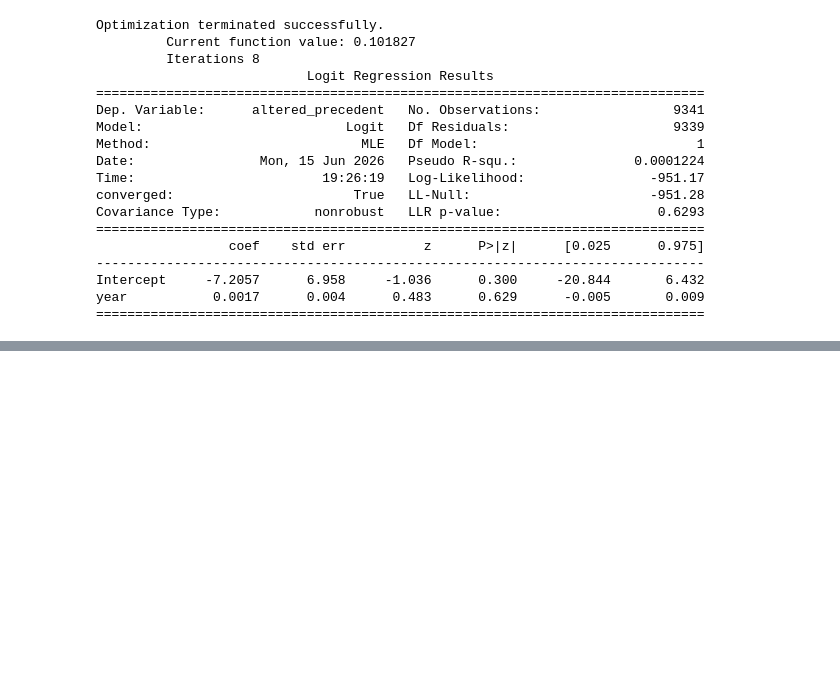
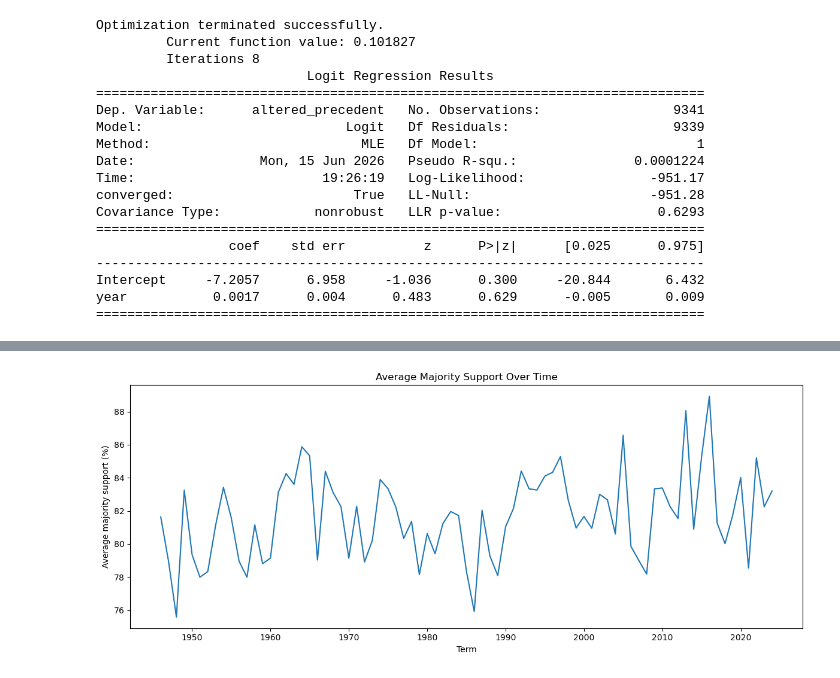
Before and after one commit to zs-zhuang/Supreme-Court-Case-Analytics, a Jupyter notebook: notebooks/case_decision_trend.ipynb, the cells around one changed output, grey strips where cells are left out. Saved outputs shown, nothing was run; the diff lists cells and outputs as text; code cells hidden in the pictures; blank space fills up the shorter version.

```diff
--- a/notebooks/case_decision_trend.ipynb
+++ b/notebooks/case_decision_trend.ipynb
@@ -919,0 +1001,22 @@ year           0.0017      0.004      0.483      0.629      -0.005       0.009
+# %%
+# Is the Court becoming more or less divided overall?
+# Track the average vote margin or the average share of justices voting with the majority over time.
+# For each case, divides the number of justices voting with the majority by the total number of justices who voted
+# results were then averaged for each term before plotting
+
+votes["majority_support_pct"] = (
+    votes["majVotes"] / votes["totalVotes"] * 100
+)
+
+support_trend = votes.groupby("term")["majority_support_pct"].mean()
+
+plt.figure(figsize=(12, 5))
+plt.plot(support_trend.index, support_trend.values)
+plt.xlabel("Term")
+plt.ylabel("Average majority support (%)")
+plt.title("Average Majority Support Over Time")
+plt.tight_layout()
+plt.savefig('../results/majority_percent_over_time.jpg', format='jpg', dpi=300)
+plt.show()
+# %% [output]
+[figure, added]
```
Also changed, not shown: parts of 2 cells of this notebook, 4 other files.
